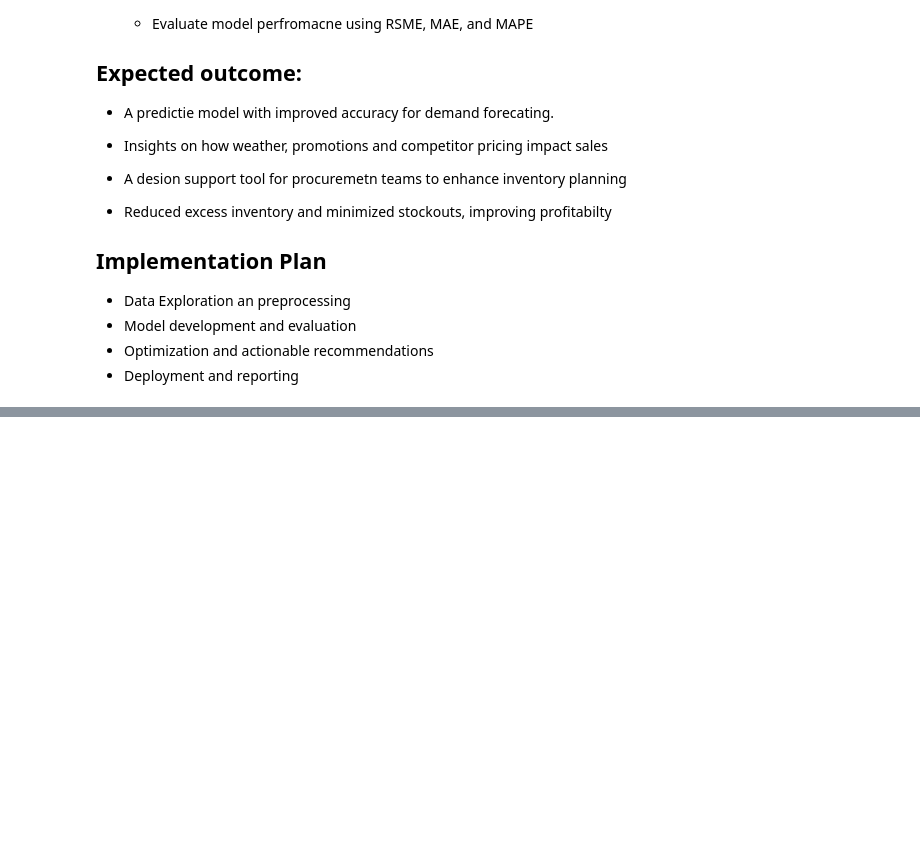
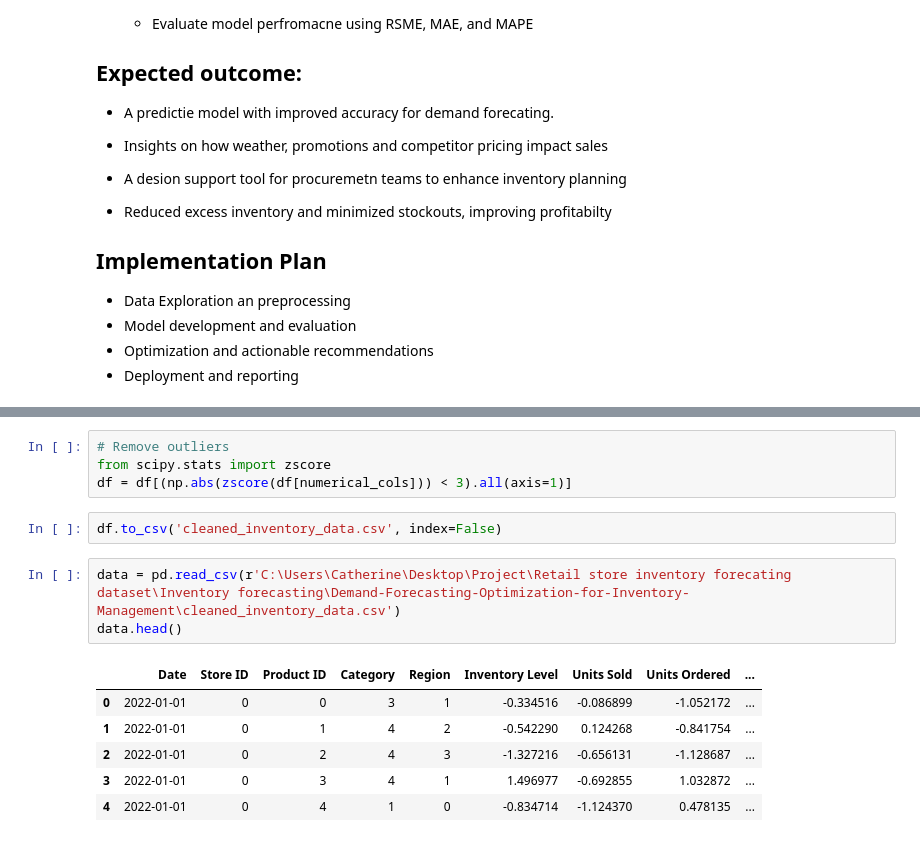
Before and after one commit to Catherinewwanjau/Demand-Forecasting-Optimization-for-Inventory-Management, a Jupyter notebook: Inventory Forecasting-1.ipynb, the cells around one changed output, grey strips where cells are left out. Saved outputs shown, nothing was run; the diff lists cells and outputs as text; blank space fills up the shorter version.

```diff
--- a/Inventory Forecasting-1.ipynb
+++ b/Inventory Forecasting-1.ipynb
@@ -49,0 +155,16 @@ The dataset includes the following key features:
+# %%
+# Remove outliers
+from scipy.stats import zscore
+df = df[(np.abs(zscore(df[numerical_cols])) < 3).all(axis=1)]
+# %%
+df.to_csv('cleaned_inventory_data.csv', index=False)
+# %%
+data = pd.read_csv(r'C:\Users\Catherine\Desktop\Project\Retail store inventory forecating dataset\Inventory forecasting\Demand-Forecasting-Optimization-for-Inventory-Management\cleaned_inventory_data.csv')
+data.head()
+# %% [output]
+|  | Date | Store ID | Product ID | Category | Region | Inventory Level | Units Sold | Units Ordered | ... |
+| 0 | 2022-01-01 | 0 | 0 | 3 | 1 | -0.334516 | -0.086899 | -1.052172 | ... |
+| 1 | 2022-01-01 | 0 | 1 | 4 | 2 | -0.542290 | 0.124268 | -0.841754 | ... |
+| 2 | 2022-01-01 | 0 | 2 | 4 | 3 | -1.327216 | -0.656131 | -1.128687 | ... |
+| 3 | 2022-01-01 | 0 | 3 | 4 | 1 | 1.496977 | -0.692855 | 1.032872 | ... |
+| 4 | 2022-01-01 | 0 | 4 | 1 | 0 | -0.834714 | -1.124370 | 0.478135 | ... |
```
Also changed, not shown: parts of 11 cells of this notebook.
